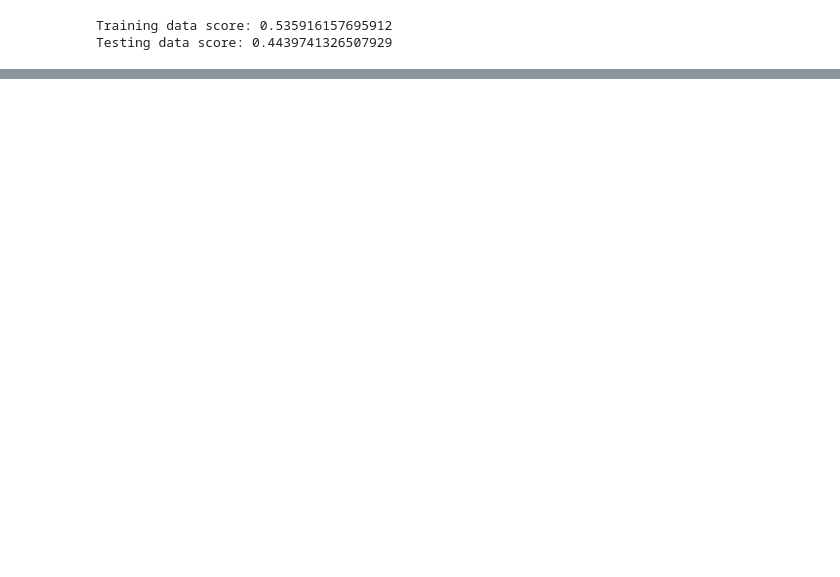
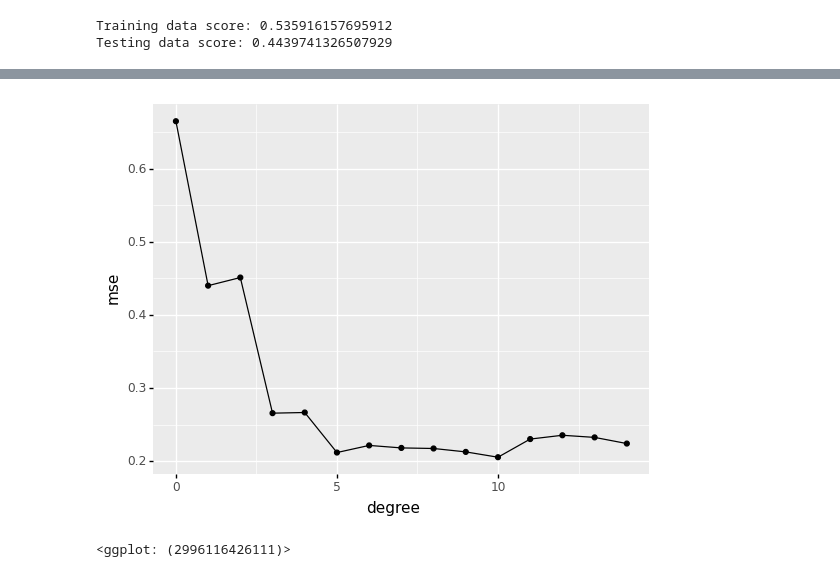
Before and after one commit to AIBiology/Jupyter_Content, a Jupyter notebook: teach_08_Bias_variance_tradeoff.ipynb, the cells around one changed output, grey strips where cells are left out. Saved outputs shown, nothing was run; the diff lists cells and outputs as text; code cells hidden in the pictures; blank space fills up the shorter version.

```diff
--- a/teach_08_Bias_variance_tradeoff.ipynb
+++ b/teach_08_Bias_variance_tradeoff.ipynb
@@ -262,0 +275,34 @@ Testing data score: 0.4439741326507929
+# %%
+import pandas as pd
+import plotnine as pn
+
+df = pd.read_csv('data/weird_function_data.csv')
+
+X = df[['x']] # Get the x values
+y = df.y # get the y values
+# %%
+#Split our data
+X_train, X_test, y_train, y_test = train_test_split(X, y, test_size=0.5)
+
+def mse(model, x, y):
+    return np.mean((y-model.predict(x))**2)
+
+err = []
+degrees = range(15)
+
+for degree in degrees:
+    # Make our model
+    model = Pipeline([
+        ('poly', PolynomialFeatures(degree=degree)),
+        ('linreg', LinearRegression(fit_intercept=False))
+    ])
+
+    # Fit the model
+    model.fit(X_train,y_train)
+    err.append(mse(model, X_test, y_test)) # Get MSE for model and append to list
+
+err_df = pd.DataFrame({'degree':degrees, 'mse':err})
+pn.ggplot(err_df, pn.aes(x='degree', y='mse')) + pn.geom_line() + pn.geom_point()
+# %% [output]
+[figure, added]
+<ggplot: (2996116426111)>
```
Also changed, not shown: parts of 11 cells of this notebook.
